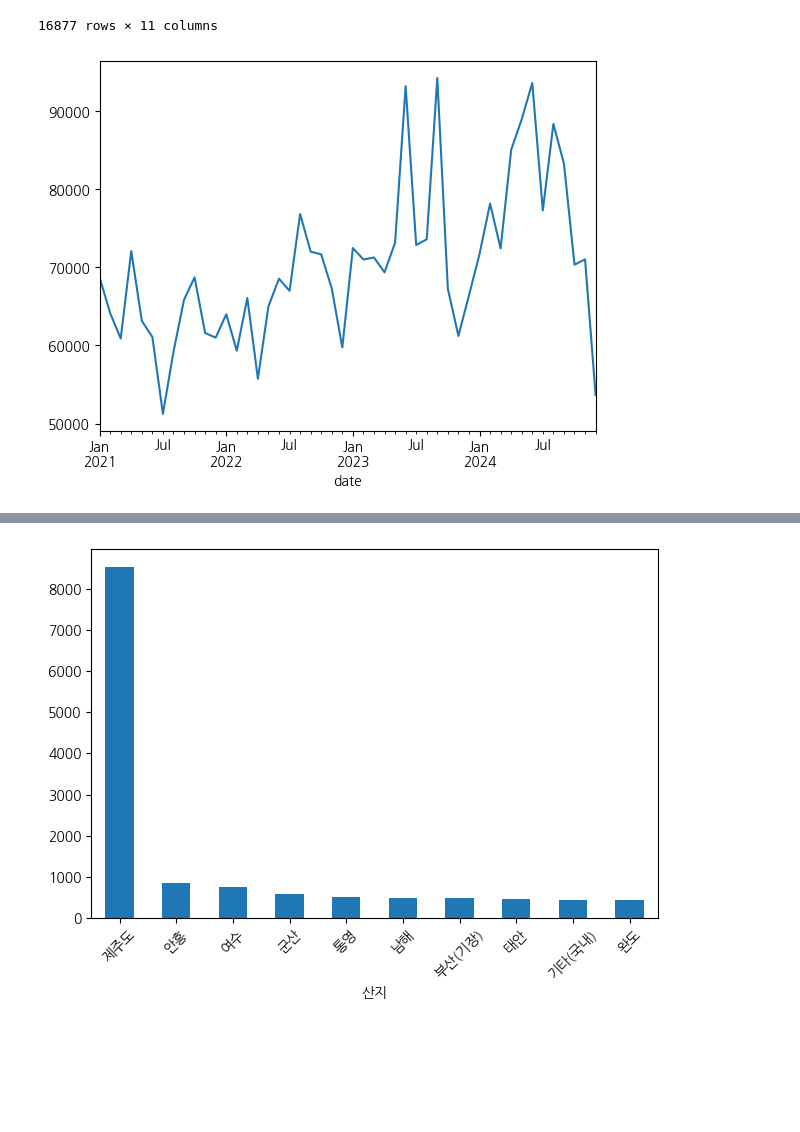
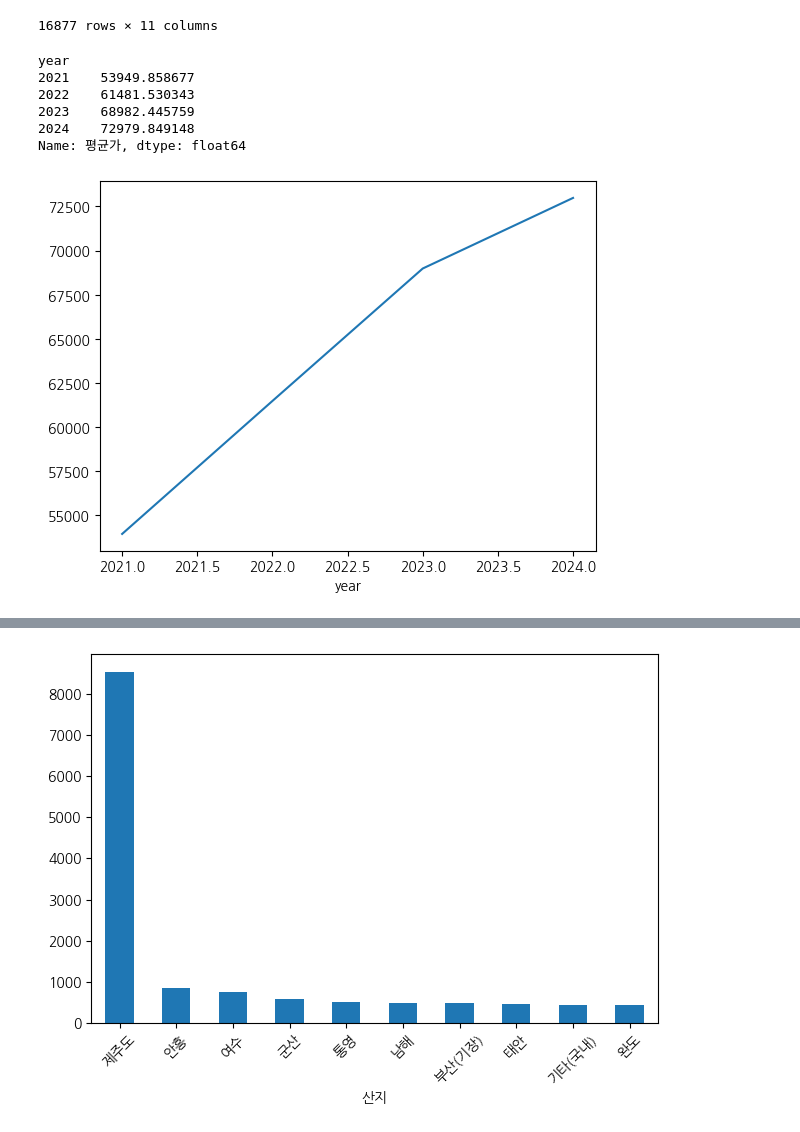
Before and after one commit to hogangzero/hogangzero-project, a Jupyter notebook: AI.ipynb, the cells around one changed output, grey strips where cells are left out. Cells and saved outputs as stored; diff of their text form; code cells hidden in the pictures; blank space fills up the shorter version.

```diff
--- a/AI.ipynb
+++ b/AI.ipynb
@@ -145,8 +164,17 @@ df.sort_values(by='date')
 16877 rows × 11 columns
 # %%
 df['평균가'] = df['평균가'].str.replace(',','').astype(int)
+# %%
+df.groupby('year')['평균가'].mean()
+# %% [output]
+year
+2021    53949.858677
+2022    61481.530343
+2023    68982.445759
+2024    72979.849148
+Name: 평균가, dtype: float64
 # %%
-df.groupby('date')['평균가'].mean().plot()
+df.groupby('year')['평균가'].mean().plot()
 plt.show() # 메모리상태 제거
 # %% [output]
-[figure, old version]
+[figure, new version]
```
Also changed, not shown: parts of 8 cells of this notebook, 24 other files.
